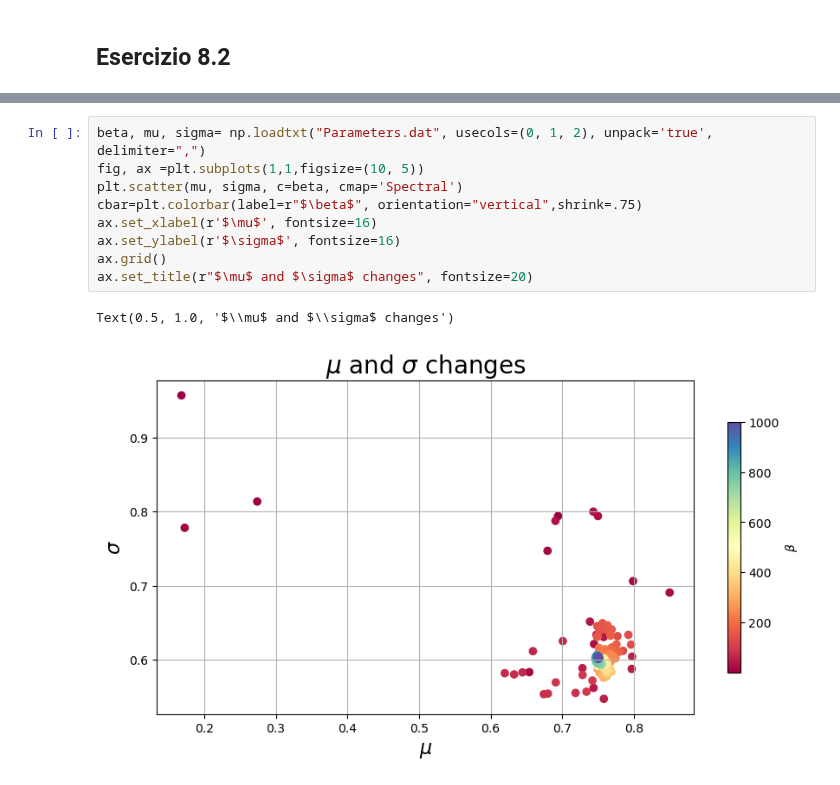
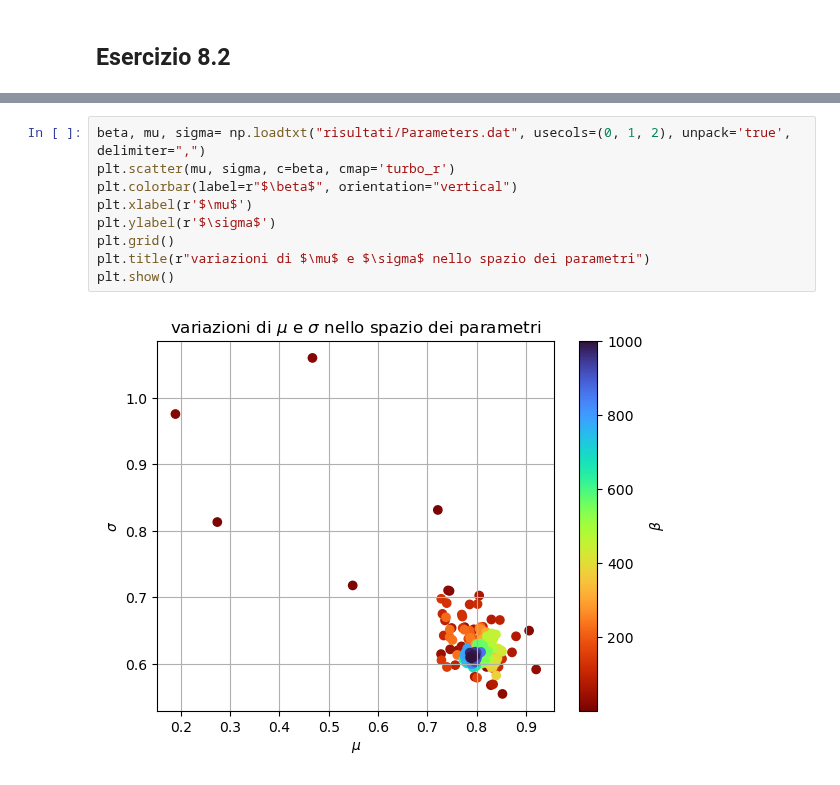
Before and after one commit to paolo-magnani/Esercizi_LSN, a Jupyter notebook: Es08/Paolo_Magnani_Esercitazione_8.ipynb, the cells around one changed output, grey strips where cells are left out. Cells and saved outputs as stored; diff of their text form.

```diff
--- a/Es08/Paolo_Magnani_Esercitazione_8.ipynb
+++ b/Es08/Paolo_Magnani_Esercitazione_8.ipynb
@@ -32,12 +32,11 @@ plt.show()
 # %%
-beta, mu, sigma= np.loadtxt("Parameters.dat", usecols=(0, 1, 2), unpack='true', delimiter=",")
-fig, ax =plt.subplots(1,1,figsize=(10, 5))
-plt.scatter(mu, sigma, c=beta, cmap='Spectral')
-cbar=plt.colorbar(label=r"$\beta$", orientation="vertical",shrink=.75)
-ax.set_xlabel(r'$\mu$', fontsize=16)
-ax.set_ylabel(r'$\sigma$', fontsize=16)
-ax.grid()
-ax.set_title(r"$\mu$ and $\sigma$ changes", fontsize=20)
+beta, mu, sigma= np.loadtxt("risultati/Parameters.dat", usecols=(0, 1, 2), unpack='true', delimiter=",")
+plt.scatter(mu, sigma, c=beta, cmap='turbo_r')
+plt.colorbar(label=r"$\beta$", orientation="vertical")
+plt.xlabel(r'$\mu$')
+plt.ylabel(r'$\sigma$')
+plt.grid()
+plt.title(r"variazioni di $\mu$ e $\sigma$ nello spazio dei parametri")
+plt.show()
 # %% [output]
-Text(0.5, 1.0, '$\\mu$ and $\\sigma$ changes')
-[figure, old version]
+[figure, new version]
```
Also changed, not shown: parts of 1 cell of this notebook, 21 other files.
